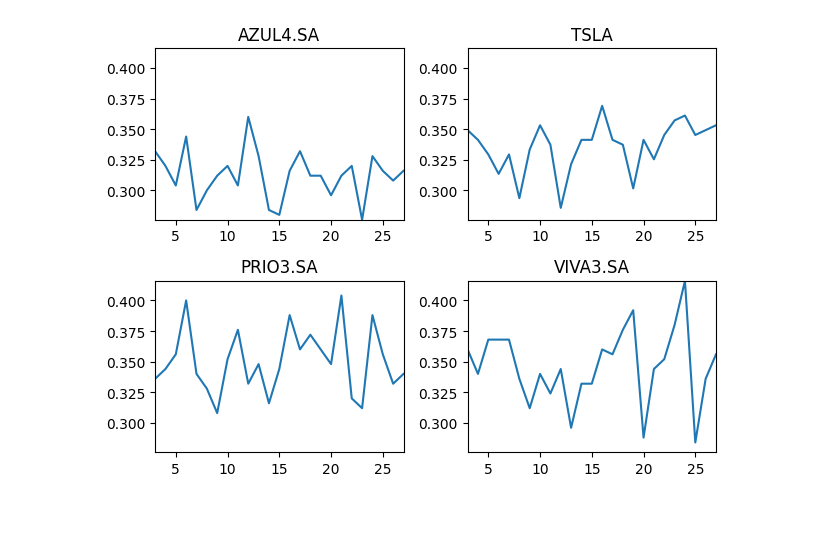
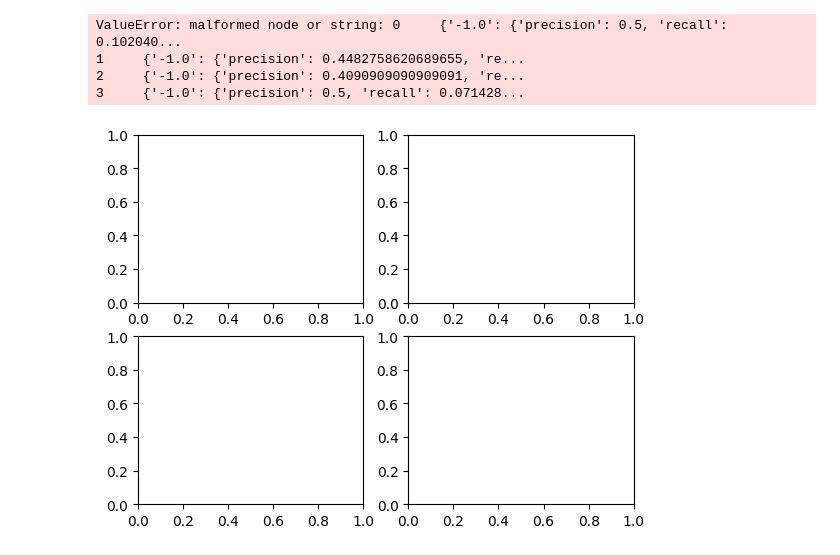
Before and after one commit to kauanmaf/field_project_cartesius, a Jupyter notebook: results_analysis.ipynb, the cells around one changed output. Saved outputs shown, nothing was run; the diff lists cells and outputs as text; code cells hidden in the pictures; blank space fills up the shorter version.

```diff
--- a/results_analysis.ipynb
+++ b/results_analysis.ipynb
@@ -50,4 +6,10 @@ plot_features("Features", "Win Rate")
-# %%
-plot_features("Features", "Accuracy Test")
-# %% [output]
-[figure, removed]
+# %%
+results = pd.read_csv("resultado_junto.csv")
+
+bresults = results[results["binarized"] == 1]
+nbresults = results[results["binarized"] == 0]
+# %%
+positions = {(0, 0): "AZUL4.SA",
+             (1, 0): "PRIO3.SA",
+             (0, 1): "TSLA",
+             (1, 1): "VIVA3.SA"}
@@ -54 +95,9 @@ plot_features("Features", "Accuracy Test")
+# %%
+plot_graphs(data = bresults, x = "Features", y = "-1.0/precision", graph = "line", both = False, regression = True)
+# %% [output]
+ValueError: malformed node or string: 0     {'-1.0': {'precision': 0.5, 'recall': 0.102040...
+1     {'-1.0': {'precision': 0.4482758620689655, 're...
+2     {'-1.0': {'precision': 0.4090909090909091, 're...
+3     {'-1.0': {'precision': 0.5, 'recall': 0.071428...
+[figure, added]
 # %%
```
Also changed, not shown: parts of 11 cells of this notebook.
